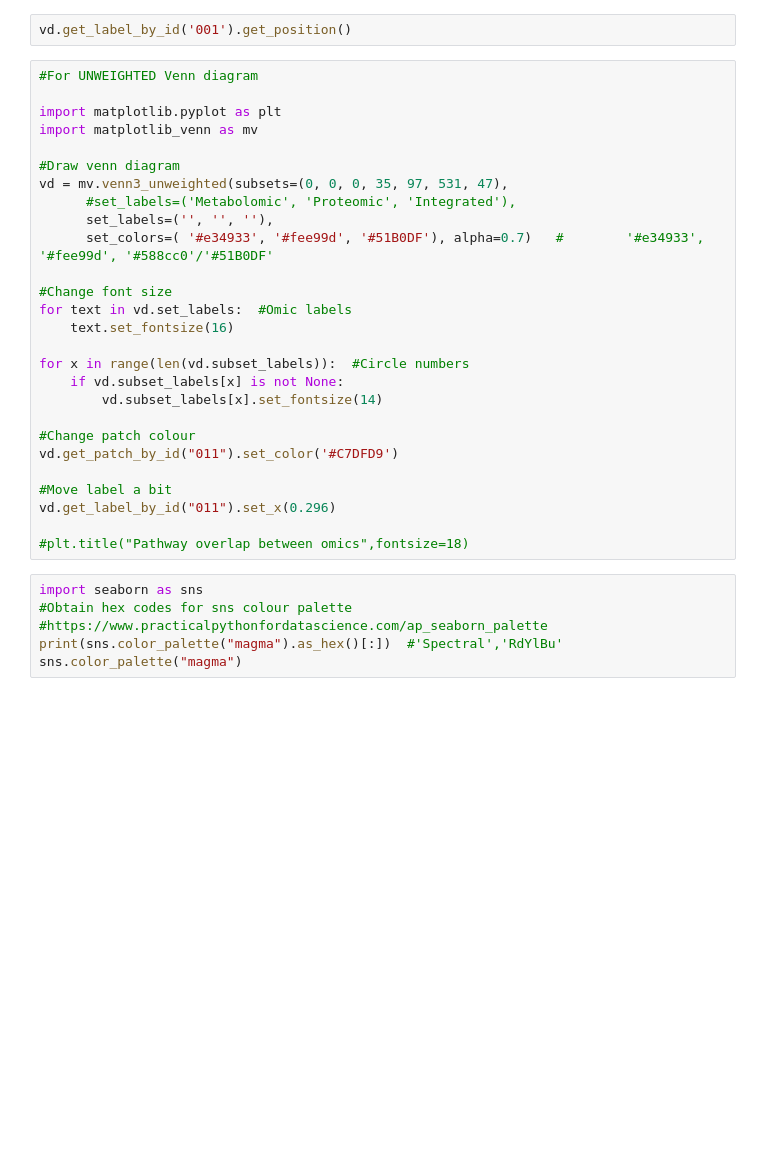
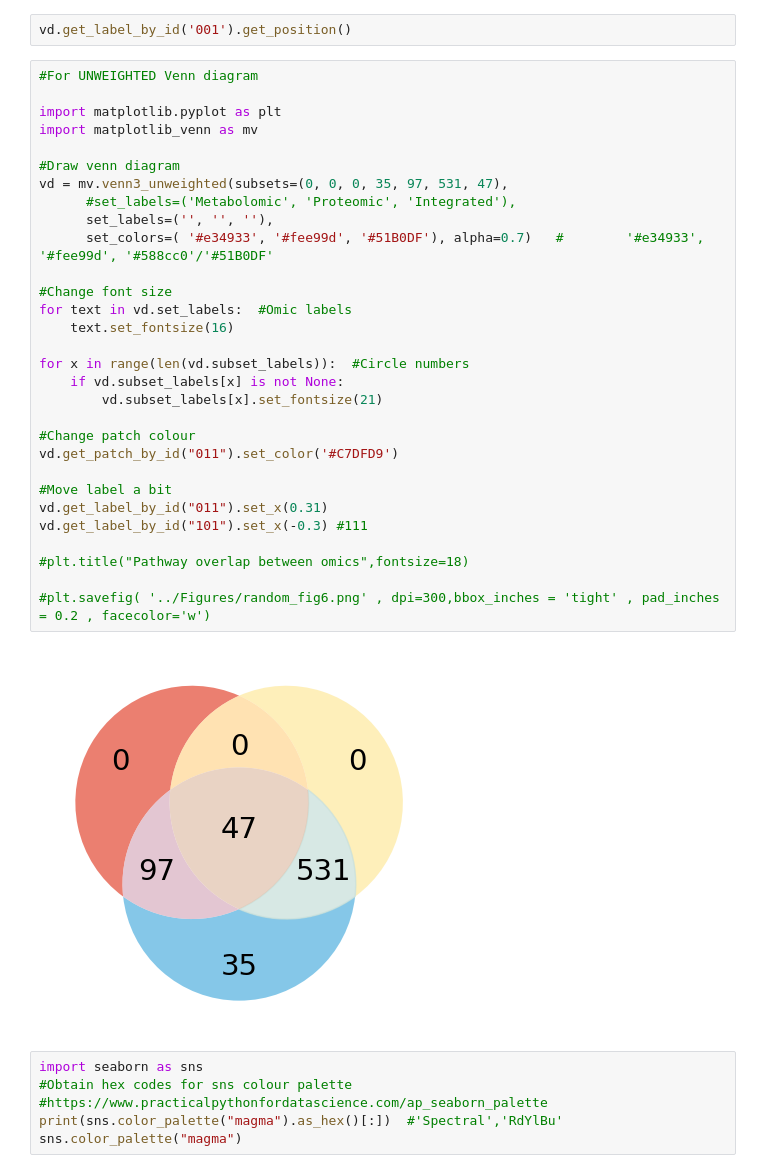
Before and after one commit to j-keung/multiomics-pathway-analysis, a Jupyter notebook: other_scripts/extra_figures.ipynb, the cells around one changed output. Drawn from its saved outputs; the diff is of its cells as text; blank space fills up the shorter version.

```diff
--- a/other_scripts/extra_figures.ipynb
+++ b/other_scripts/extra_figures.ipynb
@@ -562,30 +583,35 @@ vd.get_label_by_id('001').get_position()
 # %%
 #For UNWEIGHTED Venn diagram
 
 import matplotlib.pyplot as plt
 import matplotlib_venn as mv
 
 #Draw venn diagram
 vd = mv.venn3_unweighted(subsets=(0, 0, 0, 35, 97, 531, 47),
       #set_labels=('Metabolomic', 'Proteomic', 'Integrated'),
       set_labels=('', '', ''),
       set_colors=( '#e34933', '#fee99d', '#51B0DF'), alpha=0.7)   #        '#e34933', '#fee99d', '#588cc0'/'#51B0DF'
 
 #Change font size
 for text in vd.set_labels:  #Omic labels
     text.set_fontsize(16)
 
 for x in range(len(vd.subset_labels)):  #Circle numbers
     if vd.subset_labels[x] is not None:
-        vd.subset_labels[x].set_fontsize(14)
+        vd.subset_labels[x].set_fontsize(21)
 
 #Change patch colour
 vd.get_patch_by_id("011").set_color('#C7DFD9')
 
 #Move label a bit
-vd.get_label_by_id("011").set_x(0.296)
+vd.get_label_by_id("011").set_x(0.31)
+vd.get_label_by_id("101").set_x(-0.3) #111
 
 #plt.title("Pathway overlap between omics",fontsize=18)
+
+#plt.savefig( '../Figures/random_fig6.png' , dpi=300,bbox_inches = 'tight' , pad_inches = 0.2 , facecolor='w')
+# %% [output]
+[figure, added]
 # %%
 import seaborn as sns
 #Obtain hex codes for sns colour palette
```
Also changed, not shown: parts of 10 cells of this notebook, 3 other files.
